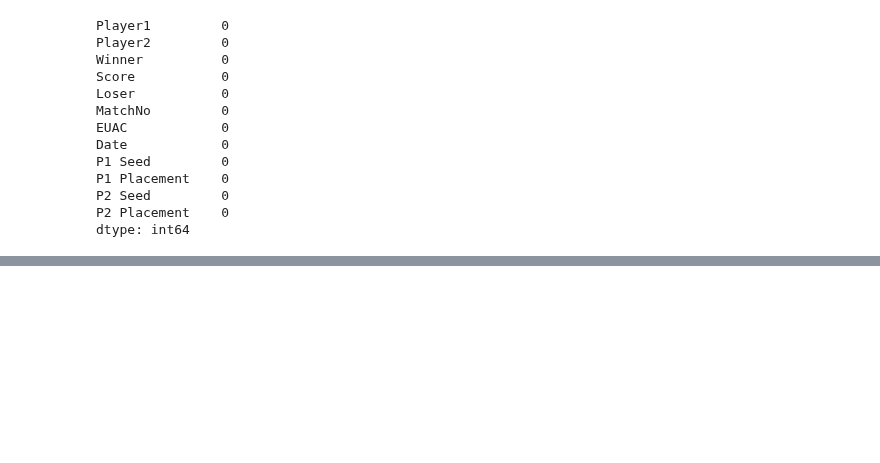
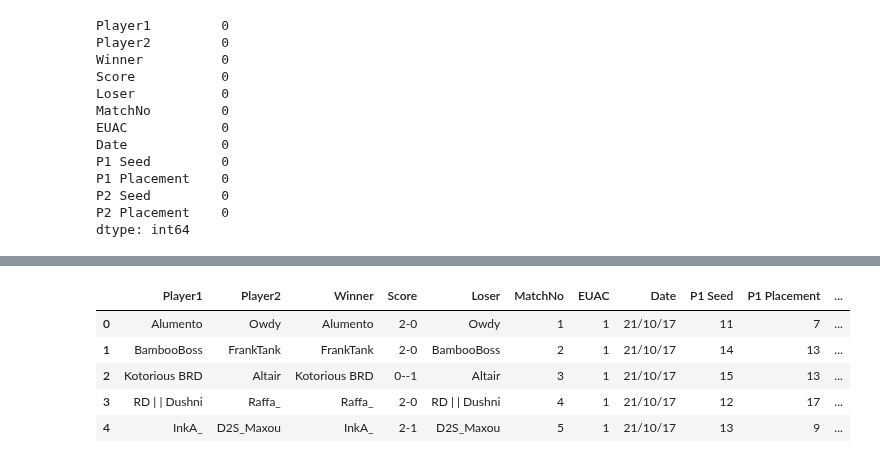
Before and after one commit to DarrenCCT/Tournament-Analysis, a Jupyter notebook: EUAC - Data Cleaning.ipynb, the cells around one changed output, grey strips where cells are left out. Saved outputs shown, nothing was run; the diff lists cells and outputs as text; code cells hidden in the pictures; blank space fills up the shorter version.

```diff
--- a/EUAC - Data Cleaning.ipynb
+++ b/EUAC - Data Cleaning.ipynb
@@ -188,2 +242,4 @@ playerdf[playerdf['Start ID'] > 0]
+# %%
+df["Score"] = df["Score"].replace("420--69", "2-0")
 # %%
 import difflib
@@ -214,0 +311,11 @@ Match(es) found for Alistair__:
+# %%
+df = df.replace(merged)
+# %%
+df.head()
+# %% [output]
+|  | Player1 | Player2 | Winner | Score | Loser | MatchNo | EUAC | Date | P1 Seed | P1 Placement | ... |
+| 0 | Alumento | Owdy | Alumento | 2-0 | Owdy | 1 | 1 | 21/10/17 | 11 | 7 | ... |
+| 1 | BambooBoss | FrankTank | FrankTank | 2-0 | BambooBoss | 2 | 1 | 21/10/17 | 14 | 13 | ... |
+| 2 | Kotorious BRD | Altair | Kotorious BRD | 0--1 | Altair | 3 | 1 | 21/10/17 | 15 | 13 | ... |
+| 3 | RD | | Dushni | Raffa_ | Raffa_ | 2-0 | RD | | Dushni | 4 | 1 | 21/10/17 | 12 | 17 | ... |
+| 4 | InkA_ | D2S_Maxou | InkA_ | 2-1 | D2S_Maxou | 5 | 1 | 21/10/17 | 13 | 9 | ... |
```
Also changed, not shown: parts of 32 cells of this notebook.
